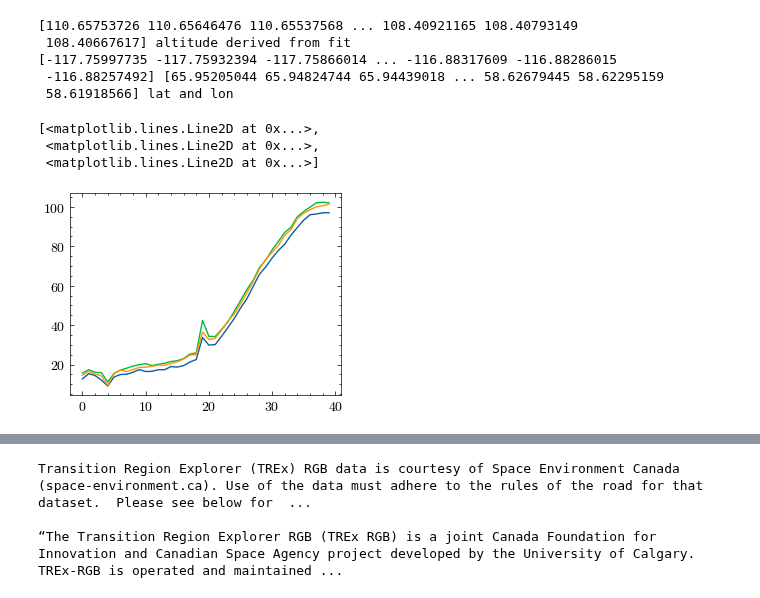
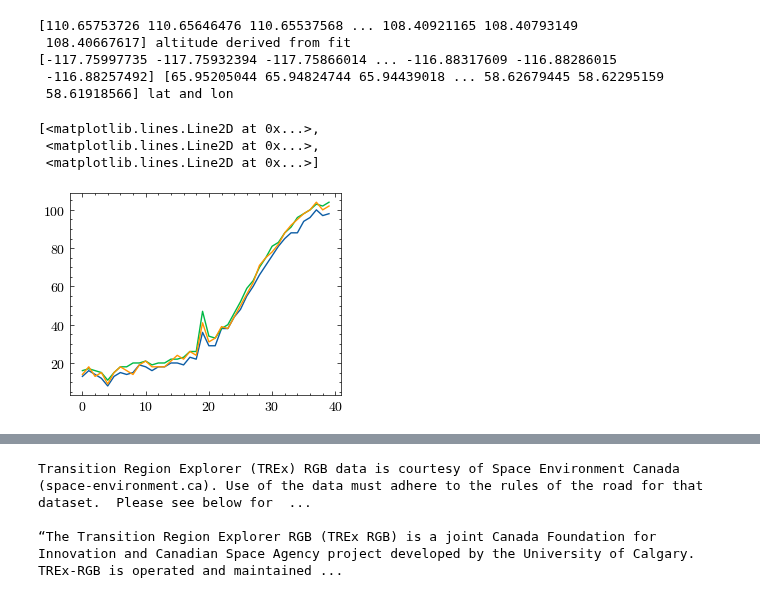
Before and after one commit to CassandraAuri/Physics_Work, a Jupyter notebook: Aurora_Work/Figures_paper/fig2.ipynb, the cells around one changed output, grey strips where cells are left out. Saved outputs shown, nothing was run; the diff lists cells and outputs as text; code cells hidden in the pictures.

```diff
--- a/Aurora_Work/Figures_paper/fig2.ipynb
+++ b/Aurora_Work/Figures_paper/fig2.ipynb
@@ -339,13 +341,13 @@ conjunction_obj = asilib.Conjunction(asi, (np.array(Etime), sat_lla))
 #Now lets
 # %%
 sat_azimuth_elevation, sat_azel_pixels = conjunction_obj.map_azel()
-area_intensity = conjunction_obj.intensity(box=(10, 10))
+area_intensity = conjunction_obj.intensity()
 area_mask = conjunction_obj.equal_area(box=(10,10))
 # Need to change masked NaNs to 0s so we can plot the rectangular area contours.
 area_mask[np.where(np.isnan(area_mask))] = 0
 plt.plot(area_intensity) #This gives us a resolution of 3Hz.
 # %% [output]
 [<matplotlib.lines.Line2D at 0x...>,
  <matplotlib.lines.Line2D at 0x...>,
  <matplotlib.lines.Line2D at 0x...>]
-[figure, old version]
+[figure, new version]
```
Also changed, not shown: parts of 6 cells of this notebook, 5 other files.
